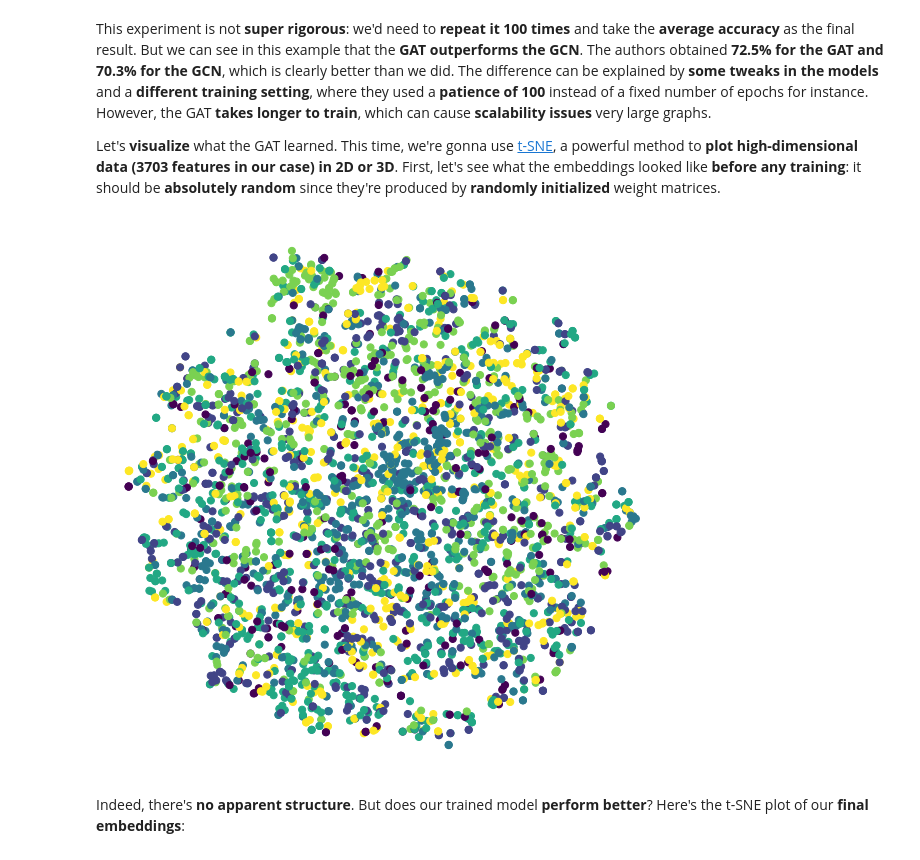
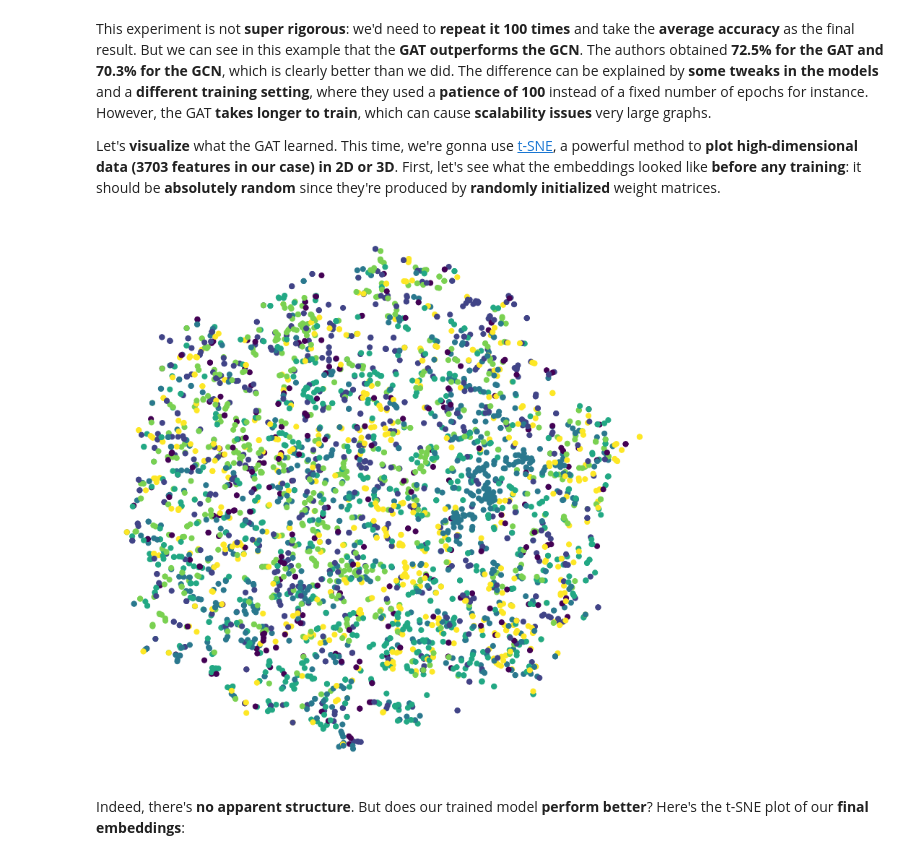
Before and after one commit to smile304/-event-driven-microservices, a Jupyter notebook: _notebooks/2022-03-09-Self_Attention_Explained_Improving_GNNs_with_Attention.ipynb, the cells around one changed output. Drawn from its saved outputs; the diff is of its cells as text; code cells hidden in the pictures.

```diff
--- a/_notebooks/2022-03-09-Self_Attention_Explained_Improving_GNNs_with_Attention.ipynb
+++ b/_notebooks/2022-03-09-Self_Attention_Explained_Improving_GNNs_with_Attention.ipynb
@@ -36,4 +36,4 @@ import networkx as nx
 from sklearn.manifold import TSNE
 import matplotlib.pyplot as plt
 plt.rcParams['figure.dpi'] = 300
-plt.rcParams.update({'font.size': 16})
+plt.rcParams.update({'font.size': 18})
@@ -603,21 +588,21 @@ Let's **visualize** what the GAT learned. This time, we're gonna use [t-SNE](htt
 # %%
 # Initialize new untrained model
 untrained_gat = GAT(dataset.num_features, 8, dataset.num_classes)
 
 # Get embeddings
 h, _ = untrained_gat(data.x, data.edge_index)
 
 # Train TSNE
 tsne = TSNE(n_components=2, learning_rate='auto',
          init='pca').fit_transform(h.detach())
 
 # Plot TSNE
-plt.figure(figsize=(10,10))
+plt.figure(figsize=(14, 14))
 plt.axis('off')
 plt.scatter(tsne[:, 0], tsne[:, 1], s=50, c=data.y)
 plt.show()
 # %% [output]
-[figure, old version]
+[figure, new version]
 # %% [markdown]
 Indeed, there's **no apparent structure**. But does our trained model **perform better**? Here's the t-SNE plot of our **final embeddings**:
 # %%
```
Also changed, not shown: parts of 14 cells of this notebook, 1 other file.
